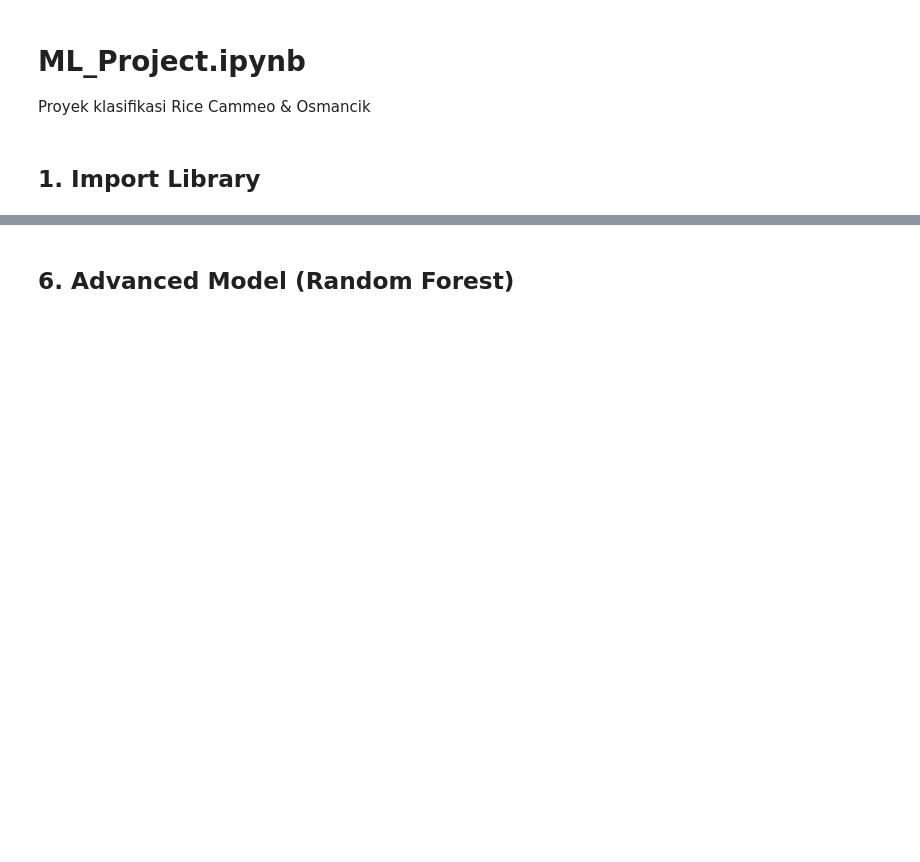
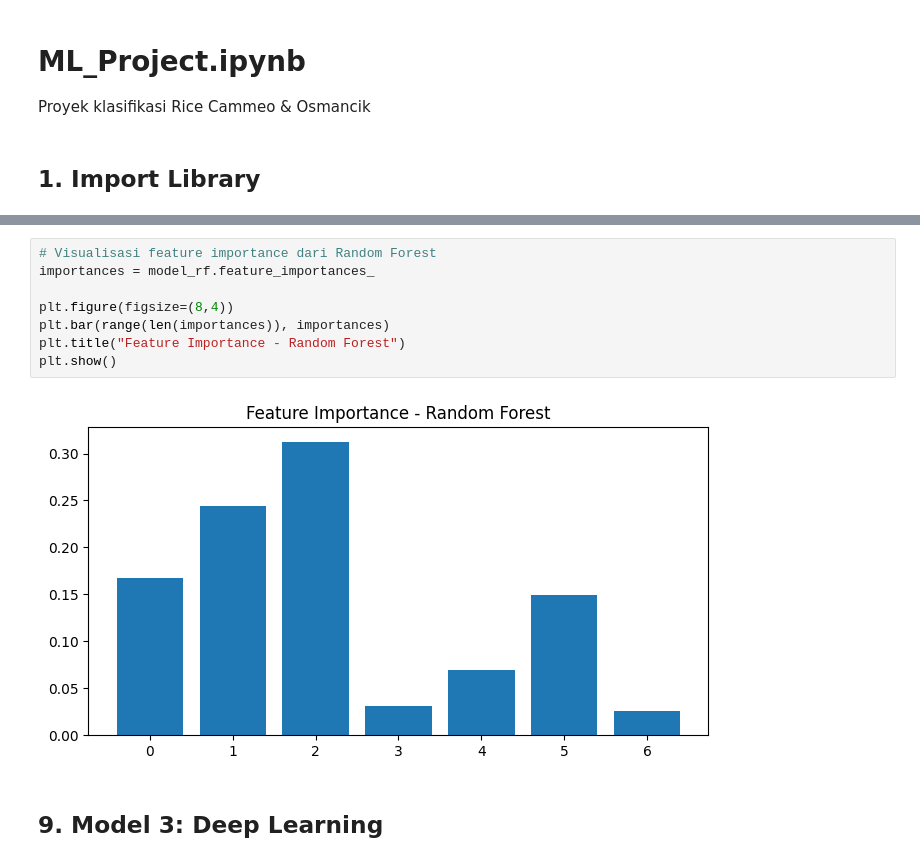
Before and after one commit to selena2355/Data-Science, a Jupyter notebook: notebooks/ML_Project.ipynb, the cells around one changed output, grey strips where cells are left out. Drawn from its saved outputs; the diff is of its cells as text; blank space fills up the shorter version.

```diff
--- a/notebooks/ML_Project.ipynb
+++ b/notebooks/ML_Project.ipynb
@@ -69,3 +258,13 @@ print(confusion_matrix(y_test, pred_lr))
+# %%
+# Visualisasi feature importance dari Random Forest
+importances = model_rf.feature_importances_
+
+plt.figure(figsize=(8,4))
+plt.bar(range(len(importances)), importances)
+plt.title("Feature Importance - Random Forest")
+plt.show()
+# %% [output]
+[figure, added]
 # %% [markdown]
-## 6. Advanced Model (Random Forest)
+## 9. Model 3: Deep Learning
 # %%
```
Also changed, not shown: parts of 40 cells of this notebook, 18 other files.
